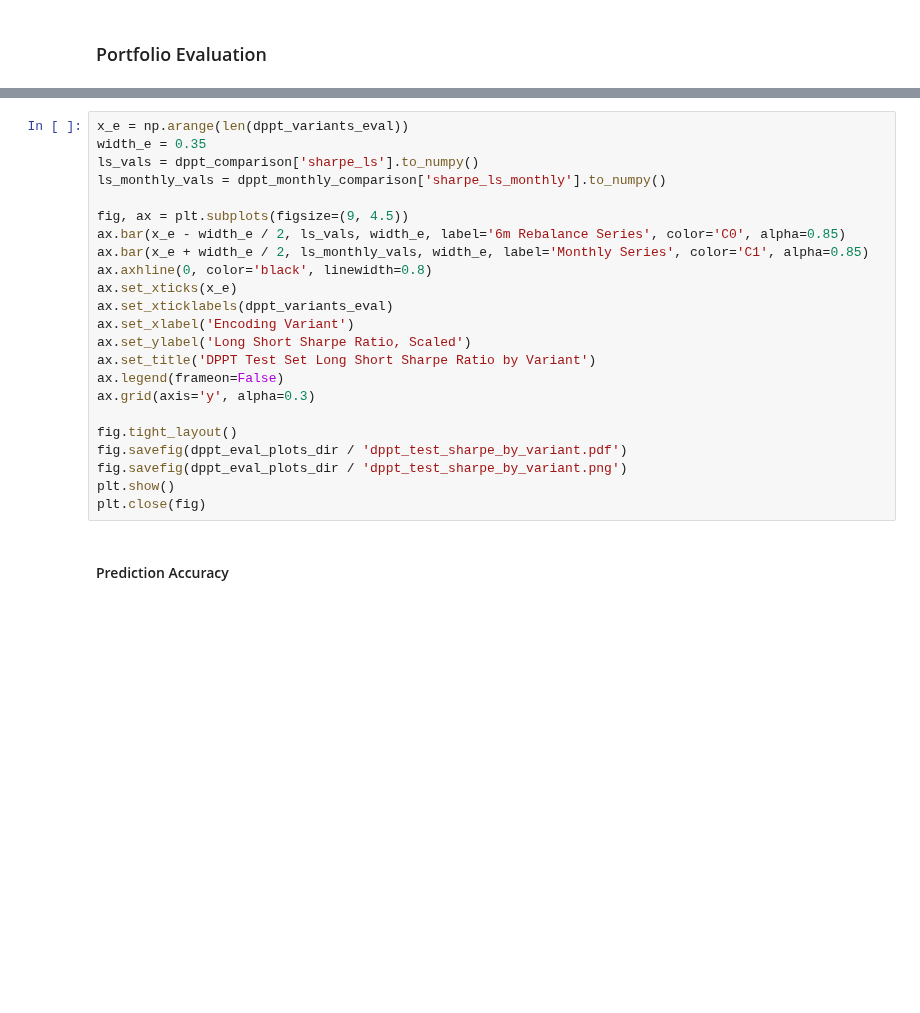
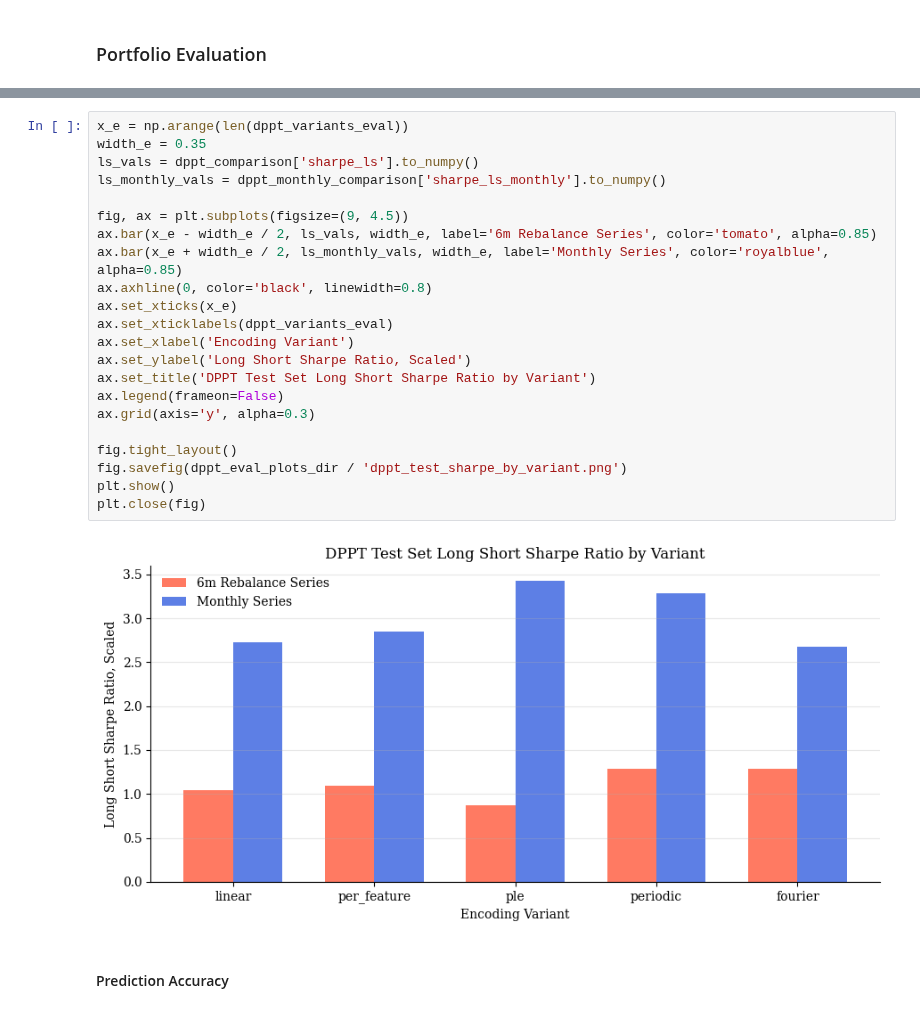
Before and after one commit to Hemasrikar/portfolio-transformers, a Jupyter notebook: summary_plots.ipynb, the cells around one changed output, grey strips where cells are left out. Drawn from its saved outputs; the diff is of its cells as text; blank space fills up the shorter version.

```diff
--- a/summary_plots.ipynb
+++ b/summary_plots.ipynb
@@ -1955,26 +1952,27 @@ ValueError: max() iterable argument is empty
 # %%
 x_e = np.arange(len(dppt_variants_eval))
 width_e = 0.35
 ls_vals = dppt_comparison['sharpe_ls'].to_numpy()
 ls_monthly_vals = dppt_monthly_comparison['sharpe_ls_monthly'].to_numpy()
 
 fig, ax = plt.subplots(figsize=(9, 4.5))
-ax.bar(x_e - width_e / 2, ls_vals, width_e, label='6m Rebalance Series', color='C0', alpha=0.85)
-ax.bar(x_e + width_e / 2, ls_monthly_vals, width_e, label='Monthly Series', color='C1', alpha=0.85)
+ax.bar(x_e - width_e / 2, ls_vals, width_e, label='6m Rebalance Series', color='tomato', alpha=0.85)
+ax.bar(x_e + width_e / 2, ls_monthly_vals, width_e, label='Monthly Series', color='royalblue', alpha=0.85)
 ax.axhline(0, color='black', linewidth=0.8)
 ax.set_xticks(x_e)
 ax.set_xticklabels(dppt_variants_eval)
 ax.set_xlabel('Encoding Variant')
 ax.set_ylabel('Long Short Sharpe Ratio, Scaled')
 ax.set_title('DPPT Test Set Long Short Sharpe Ratio by Variant')
 ax.legend(frameon=False)
 ax.grid(axis='y', alpha=0.3)
 
 fig.tight_layout()
-fig.savefig(dppt_eval_plots_dir / 'dppt_test_sharpe_by_variant.pdf')
 fig.savefig(dppt_eval_plots_dir / 'dppt_test_sharpe_by_variant.png')
 plt.show()
 plt.close(fig)
+# %% [output]
+[figure, added]
 # %% [markdown]
 #### Prediction Accuracy
 # %%
```
Also changed, not shown: parts of 45 cells of this notebook, 49 other files.
